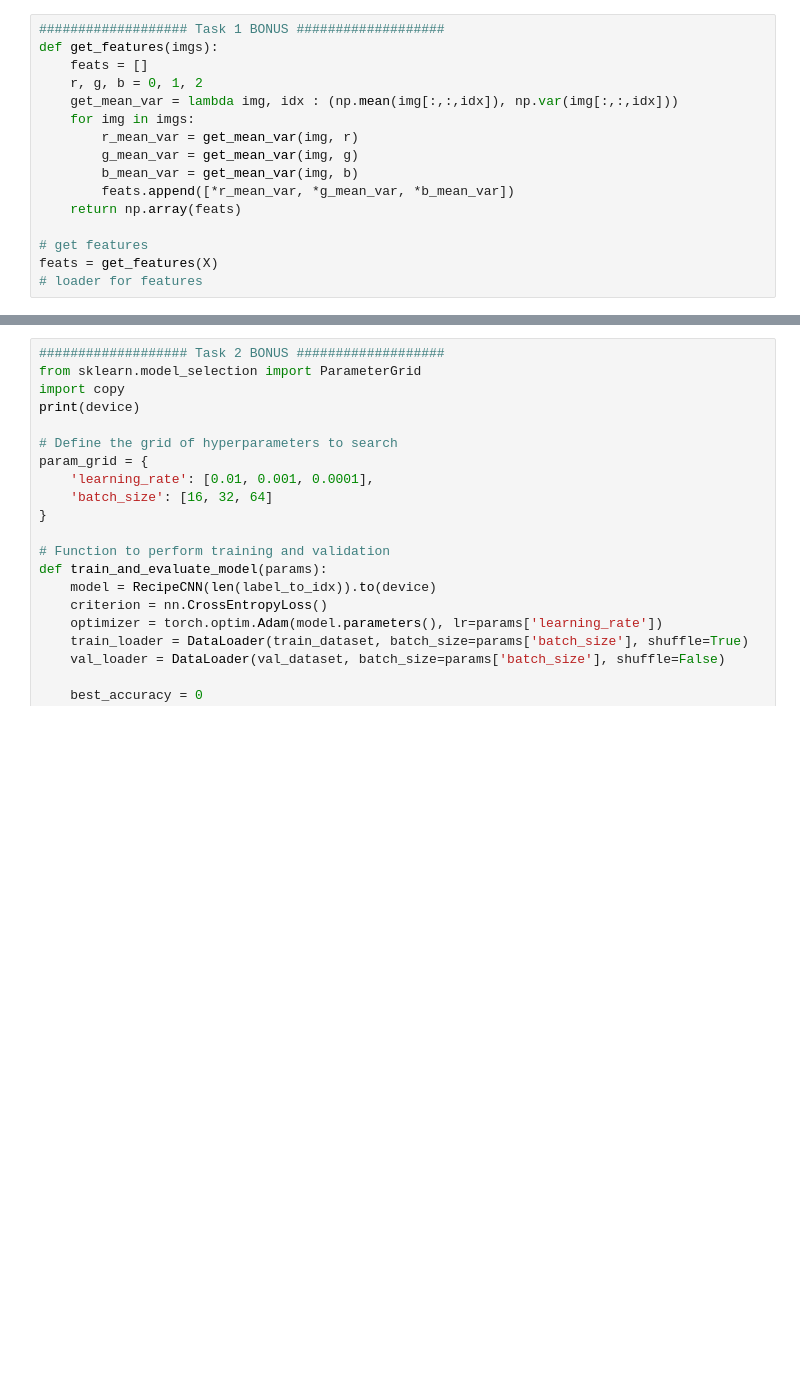
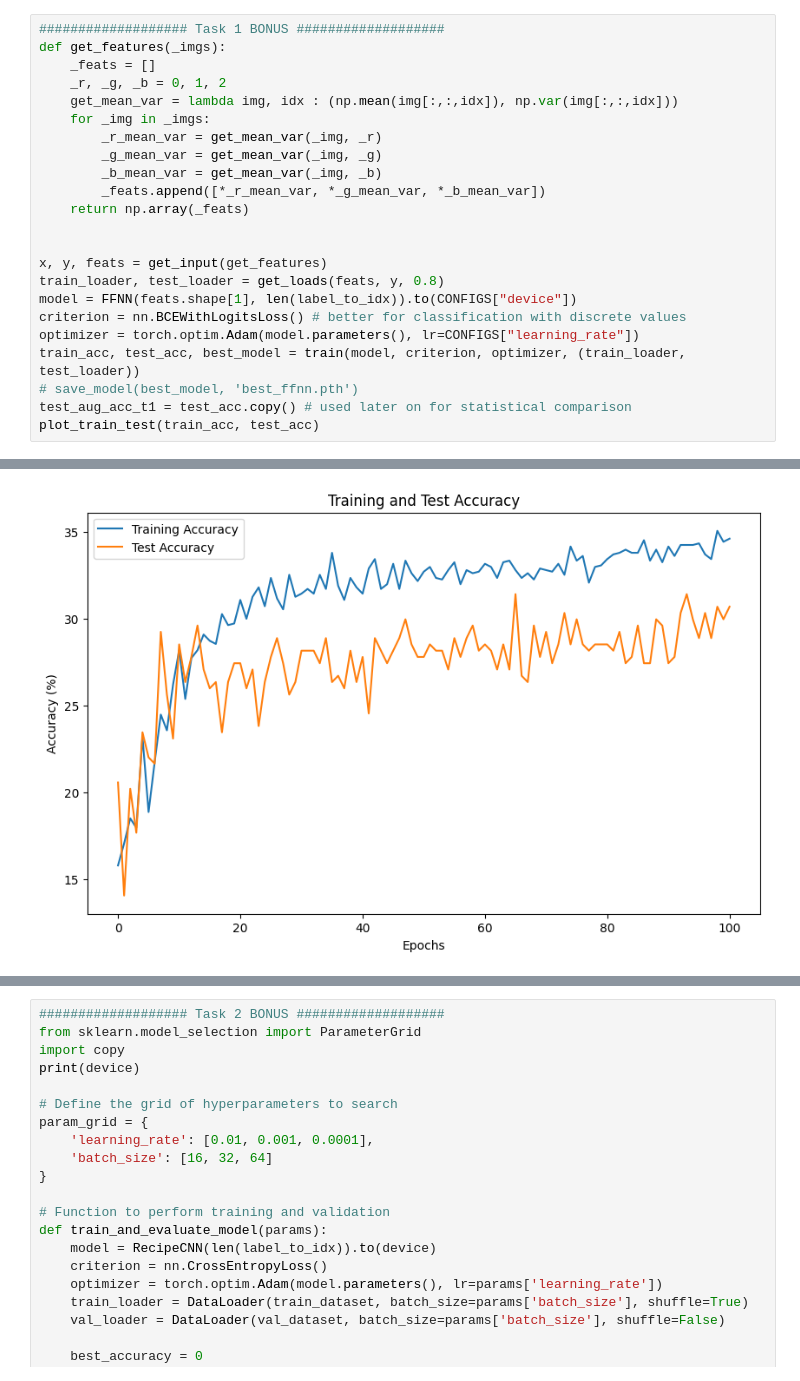
Before and after one commit to JekxDevil/AI, a Jupyter notebook: courses/usi/machine-learning/assignments/2/example.ipynb, the cells around one changed output, grey strips where cells are left out. Drawn from its saved outputs; the diff is of its cells as text; blank space fills up the shorter version.

Commit message:
feat: task 1 bonus
Signed-off-by: Jeferson Morales Mariciano <jeferson.morales.mariciano@gmail.com>

```diff
--- a/courses/usi/machine-learning/assignments/2/example.ipynb
+++ b/courses/usi/machine-learning/assignments/2/example.ipynb
@@ -289,16 +303,24 @@ Epoch [21/21], Train Acc: 79.49, Val Acc: 30.69
-# %%
-################### Task 1 BONUS ###################
-def get_features(imgs):
-    feats = []
-    r, g, b = 0, 1, 2
-    get_mean_var = lambda img, idx : (np.mean(img[:,:,idx]), np.var(img[:,:,idx]))
-    for img in imgs:
-        r_mean_var = get_mean_var(img, r)
-        g_mean_var = get_mean_var(img, g)
-        b_mean_var = get_mean_var(img, b)
-        feats.append([*r_mean_var, *g_mean_var, *b_mean_var])
-    return np.array(feats)
-
-# get features
-feats = get_features(X)
-# loader for features
+# %%
+################### Task 1 BONUS ###################
+def get_features(_imgs):
+    _feats = []
+    _r, _g, _b = 0, 1, 2
+    get_mean_var = lambda img, idx : (np.mean(img[:,:,idx]), np.var(img[:,:,idx]))
+    for _img in _imgs:
+        _r_mean_var = get_mean_var(_img, _r)
+        _g_mean_var = get_mean_var(_img, _g)
+        _b_mean_var = get_mean_var(_img, _b)
+        _feats.append([*_r_mean_var, *_g_mean_var, *_b_mean_var])
+    return np.array(_feats)
+
+
+x, y, feats = get_input(get_features)
+train_loader, test_loader = get_loads(feats, y, 0.8)
+model = FFNN(feats.shape[1], len(label_to_idx)).to(CONFIGS["device"])
+criterion = nn.BCEWithLogitsLoss() # better for classification with discrete values
+optimizer = torch.optim.Adam(model.parameters(), lr=CONFIGS["learning_rate"])
+train_acc, test_acc, best_model = train(model, criterion, optimizer, (train_loader, test_loader))
+# save_model(best_model, 'best_ffnn.pth')
+test_aug_acc_t1 = test_acc.copy() # used later on for statistical comparison
+plot_train_test(train_acc, test_acc)
+# %% [output]
@@ -305,3 +338,4 @@ feats = get_features(X)
+[figure, added]
 # %%
 ################### Task 2 ###################
 class RecipeCNN(nn.Module):
```
Also changed, not shown: parts of 4 cells of this notebook.
